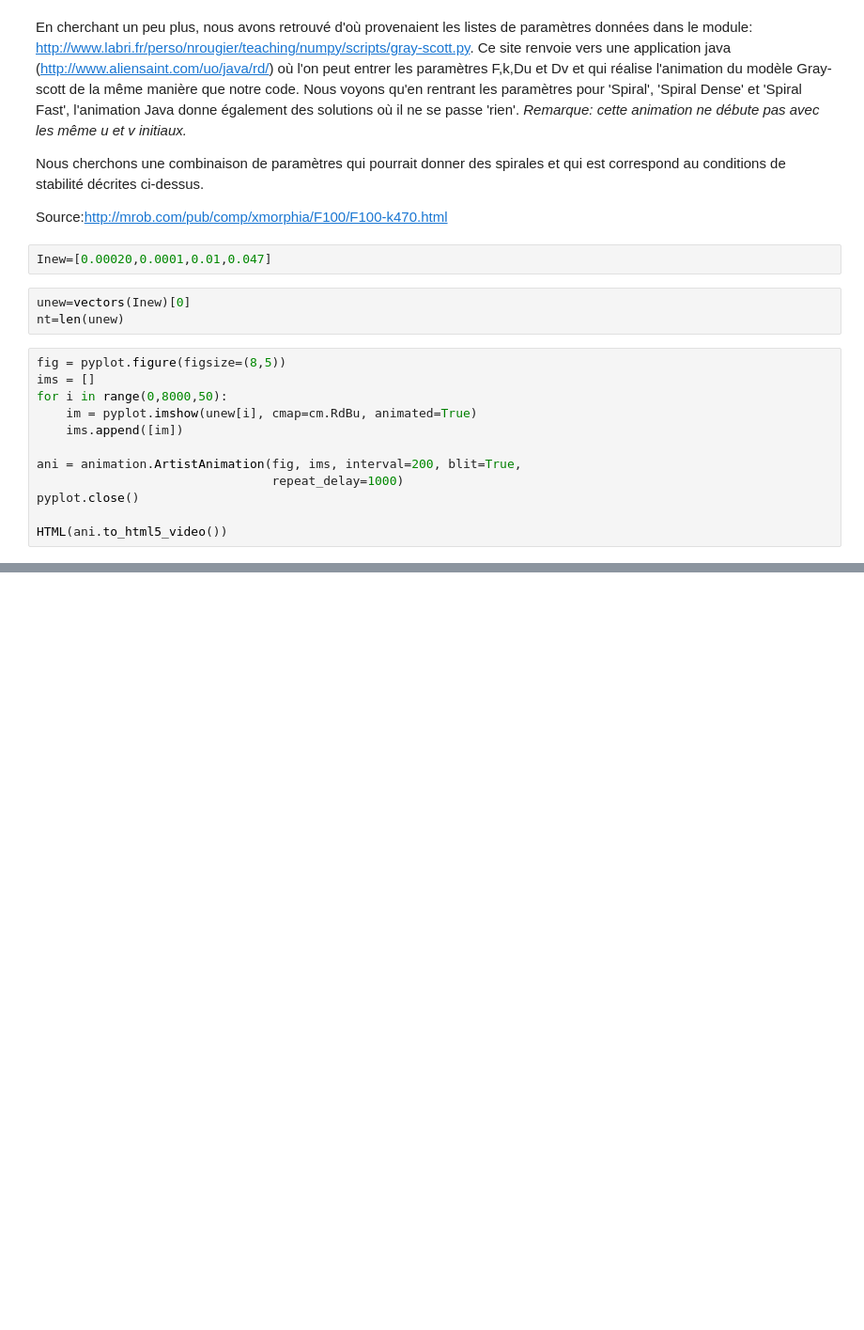
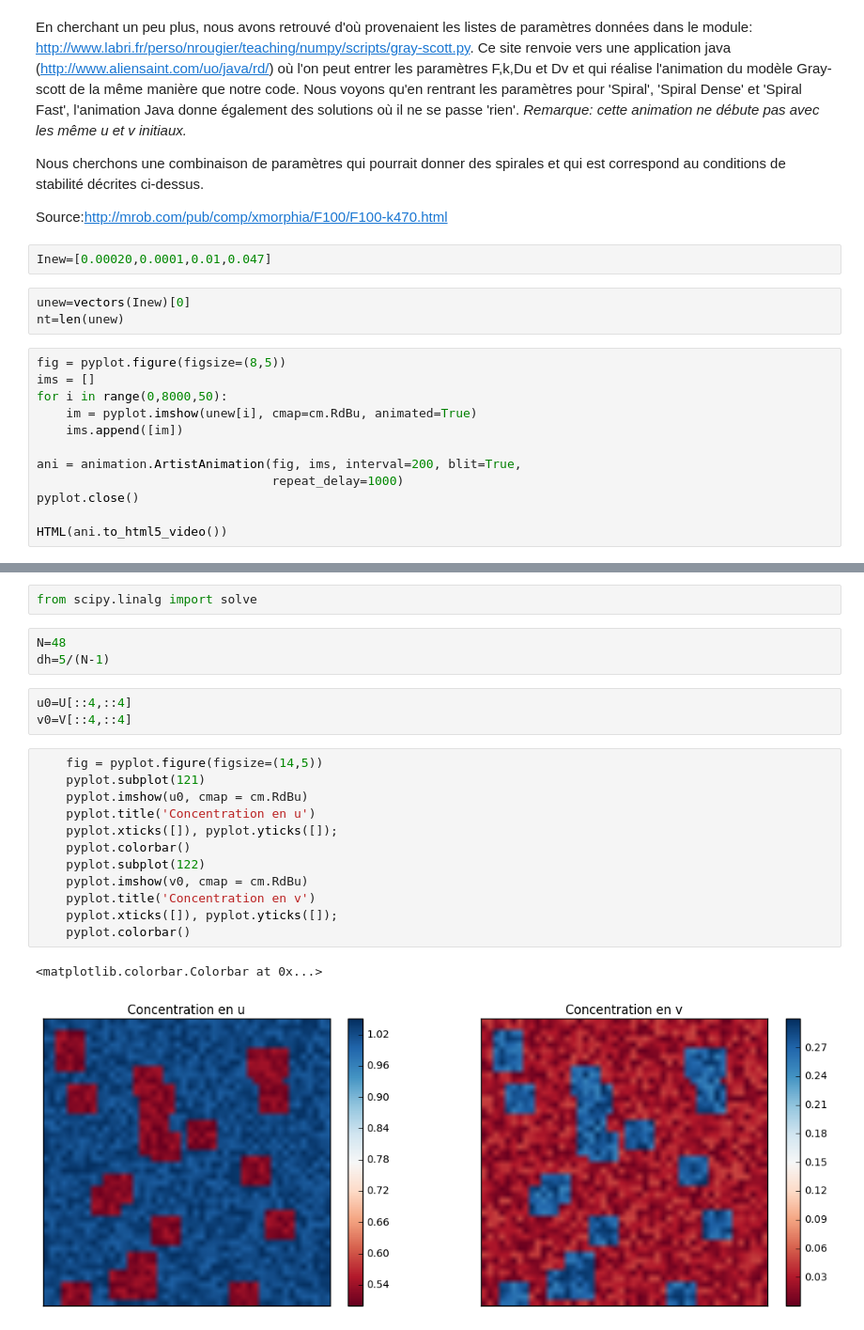
Before and after one commit to be-rays/Module4, a Jupyter notebook: Greyscott.ipynb, the cells around one changed output, grey strips where cells are left out. Shown: that part at 94% size. Drawn from its saved outputs; the diff is of its cells as text; blank space fills up the shorter version.

```diff
--- a/Greyscott.ipynb
+++ b/Greyscott.ipynb
@@ -377,0 +485,23 @@ HTML(ani.to_html5_video())
+# %%
+from scipy.linalg import solve
+# %%
+N=48
+dh=5/(N-1)
+# %%
+u0=U[::4,::4]
+v0=V[::4,::4]
+# %%
+    fig = pyplot.figure(figsize=(14,5))
+    pyplot.subplot(121)
+    pyplot.imshow(u0, cmap = cm.RdBu)
+    pyplot.title('Concentration en u')
+    pyplot.xticks([]), pyplot.yticks([]);
+    pyplot.colorbar()
+    pyplot.subplot(122)
+    pyplot.imshow(v0, cmap = cm.RdBu)
+    pyplot.title('Concentration en v')
+    pyplot.xticks([]), pyplot.yticks([]);
+    pyplot.colorbar()
+# %% [output]
+<matplotlib.colorbar.Colorbar at 0x...>
+[figure, added]
```
Also changed, not shown: parts of 24 cells of this notebook.
